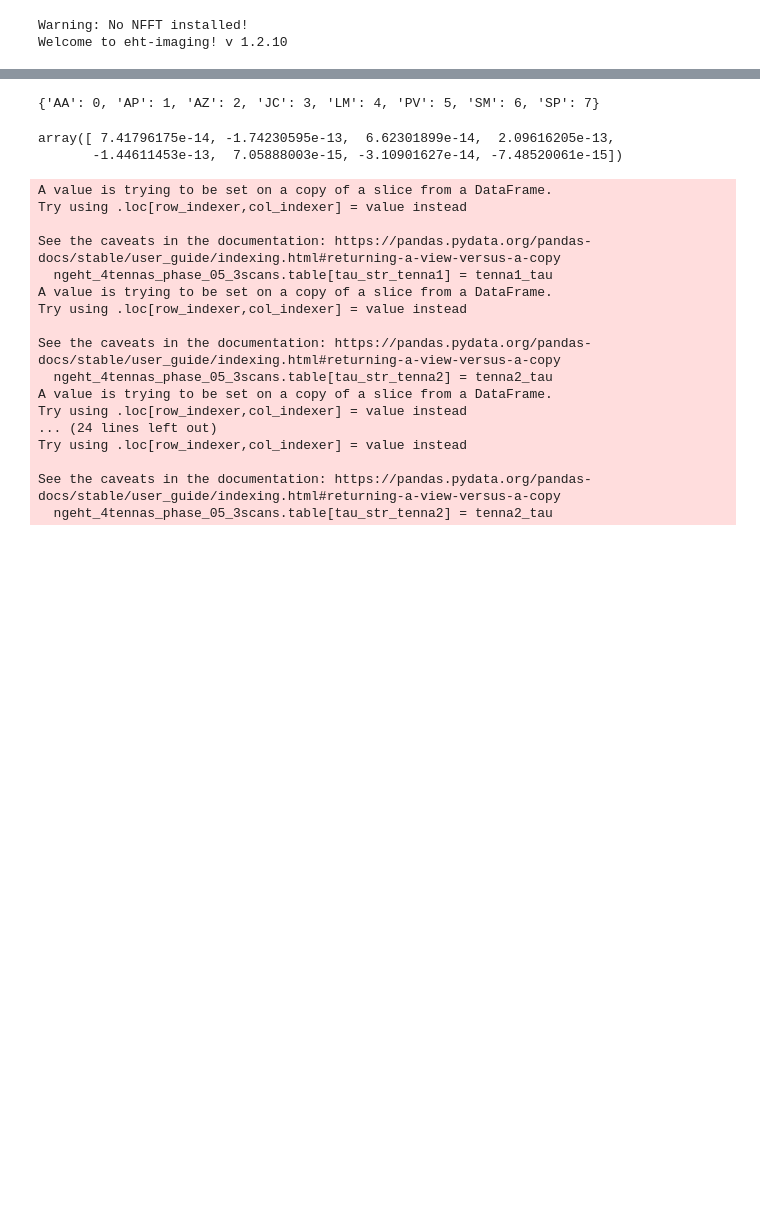
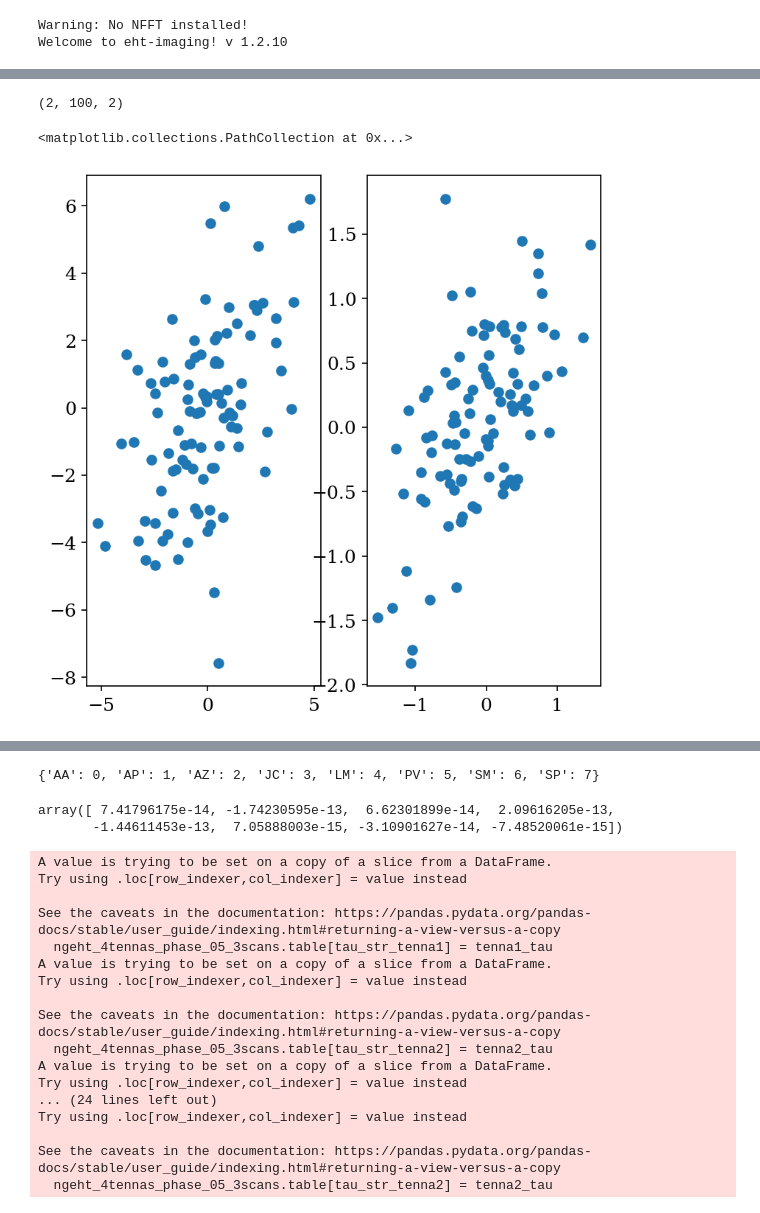
Before and after one commit to GalagaBits/ngeht_simulations, a Jupyter notebook: 2d_linear_regressfitting.ipynb, the cells around one changed output, grey strips where cells are left out. Drawn from its saved outputs; the diff is of its cells as text; code cells hidden in the pictures; blank space fills up the shorter version.

```diff
--- a/2d_linear_regressfitting.ipynb
+++ b/2d_linear_regressfitting.ipynb
@@ -47,0 +287,12 @@ No NX table in uvfits!
+# %%
+ngeht_2tennas_phase_05.thermal_atm.antenna_based_delay_results.shape
+# %% [output]
+(2, 100, 2)
+# %%
+fig, ax = plt.subplots(1, 2, figsize=(6, 6), dpi=150)
+
+ax[0].scatter(tenna4_per_scan_results_stacked[0, :, 0]*1000, tenna4_per_scan_results_stacked[0, :, 1]*1000,)
+ax[1].scatter(tenna4_per_scan_results_stacked[134, :, 0]*1000, tenna4_per_scan_results_stacked[134, :, 1]*1000,)
+# %% [output]
+<matplotlib.collections.PathCollection at 0x...>
+[figure, added]
```
Also changed, not shown: parts of 25 cells of this notebook, 2 other files.
